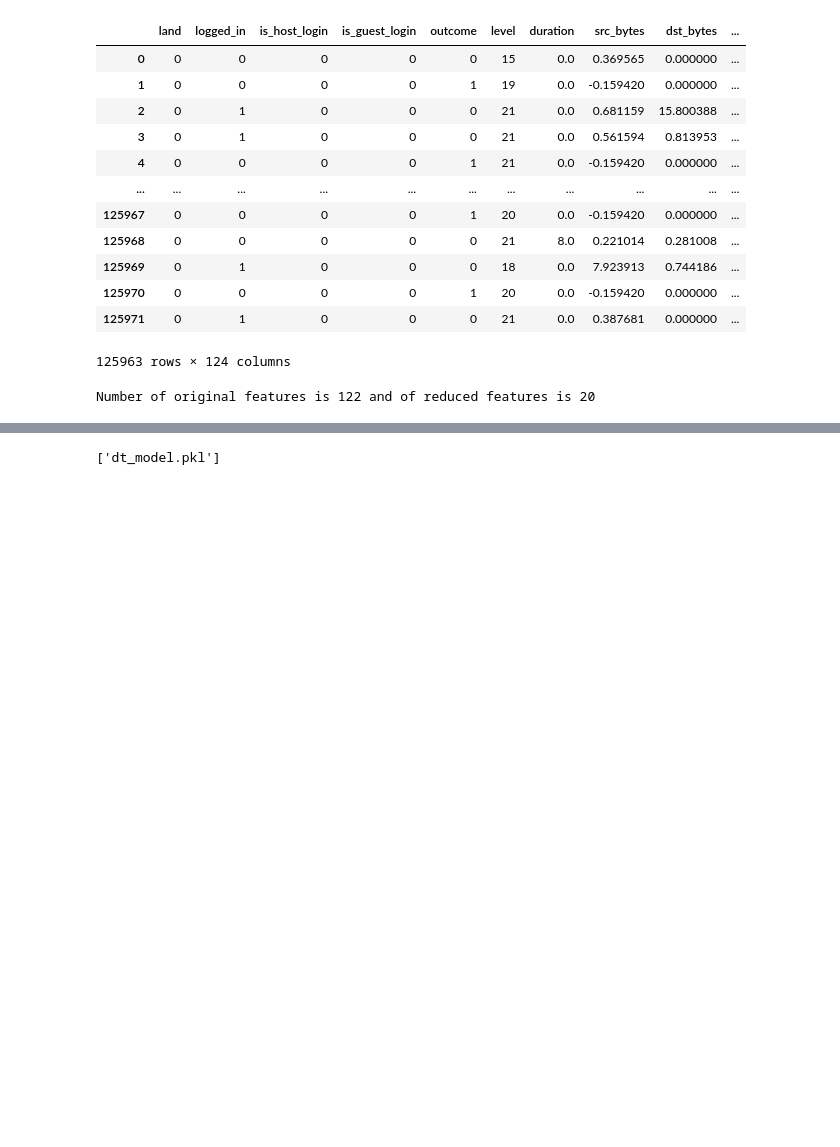
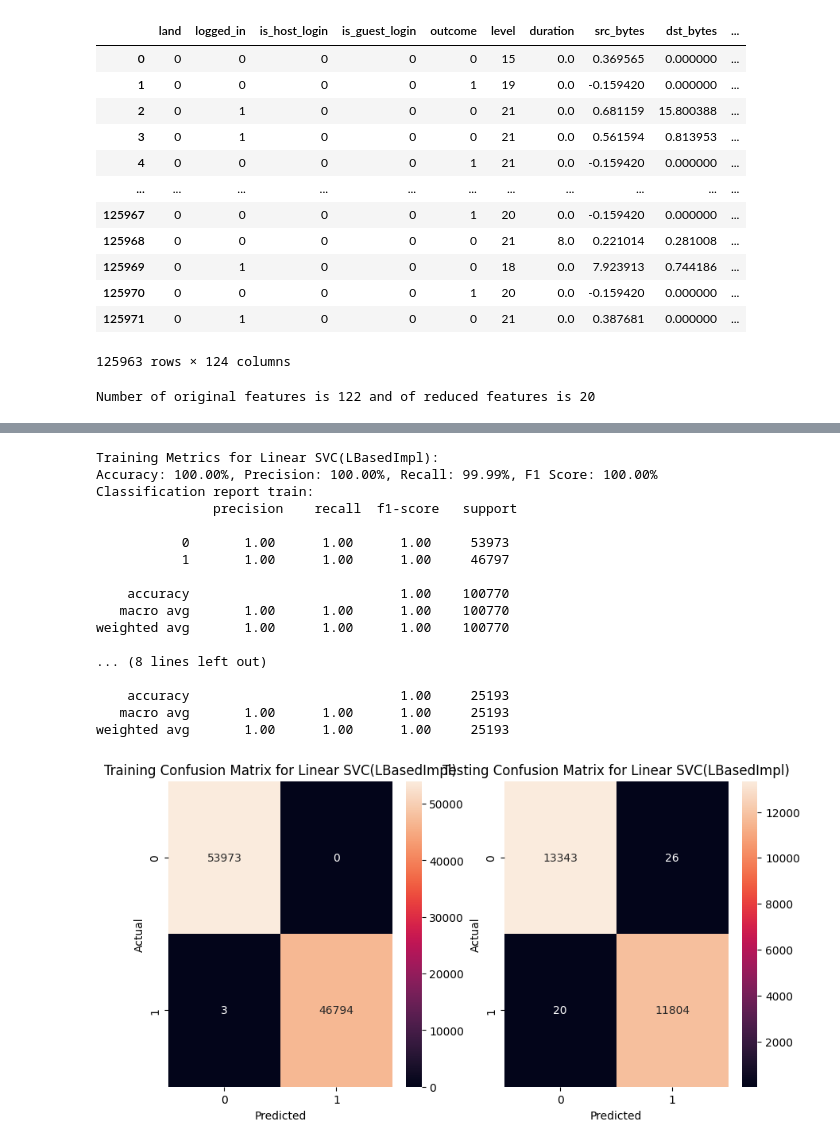
Before and after one commit to duongpham26/LuanAI, a Jupyter notebook: trainAI.ipynb, the cells around one changed output, grey strips where cells are left out. Saved outputs shown, nothing was run; the diff lists cells and outputs as text; code cells hidden in the pictures; blank space fills up the shorter version.

```diff
--- a/trainAI.ipynb
+++ b/trainAI.ipynb
@@ -176,8 +176,14 @@ def evaluate_classification(model, name, X_train, X_test, y_train, y_test):
     test_pred = model.predict(X_test)
 
     # Compute confusion matrix for both train and test sets
+
     train_confusion_matrix = metrics.confusion_matrix(y_train, train_pred)
+    classification_train = metrics.classification_report(y_train, train_pred)
+
+
     test_confusion_matrix = metrics.confusion_matrix(y_test, test_pred)
+    classification_test = metrics.classification_report(y_test, test_pred)
+
 
     # Calculate metrics
     train_accuracy = metrics.accuracy_score(y_train, train_pred)
@@ -193,12 +199,15 @@ def evaluate_classification(model, name, X_train, X_test, y_train, y_test):
     # Print metrics
     print(f"Training Metrics for {name}:")
     print(f"Accuracy: {train_accuracy*100:.2f}%, Precision: {train_precision*100:.2f}%, Recall: {train_recall*100:.2f}%, F1 Score: {train_f1*100:.2f}%")
+    print("Classification report train:" "\n", classification_train)
+    print()
     print(f"Testing Metrics for {name}:")
     print(f"Accuracy: {test_accuracy*100:.2f}%, Precision: {test_precision*100:.2f}%, Recall: {test_recall*100:.2f}%, F1 Score: {test_f1*100:.2f}%")
+    print("Classification report test:" "\n", classification_test)
+    print()
 
     # Plot confusion matrix
     plt.figure(figsize=(10, 5))
-
     plt.subplot(1, 2, 1)
     sns.heatmap(train_confusion_matrix, annot=True, fmt='g')
     plt.title(f'Training Confusion Matrix for {name}')
@@ -234,11 +256,30 @@ Accuracy: 97.16%, Precision: 97.91%, Recall: 96.00%, F1 Score: 96.95%
 # %%
 dt = DecisionTreeClassifier(max_depth=3).fit(x_train, y_train)
 start = time.perf_counter()
 tdt = DecisionTreeClassifier().fit(x_train, y_train)
 end = time.perf_counter()
 joblib.dump(tdt, "dt_model.pkl")
+
+evaluate_classification(tdt, "Linear SVC(LBasedImpl)", x_train, x_test, y_train, y_test)
 # %% [output]
-['dt_model.pkl']
+Training Metrics for Linear SVC(LBasedImpl):
+Accuracy: 100.00%, Precision: 100.00%, Recall: 99.99%, F1 Score: 100.00%
+Classification report train:
+               precision    recall  f1-score   support
+
+           0       1.00      1.00      1.00     53973
+           1       1.00      1.00      1.00     46797
+
+    accuracy                           1.00    100770
+   macro avg       1.00      1.00      1.00    100770
+weighted avg       1.00      1.00      1.00    100770
+
+... (8 lines left out)
+
+    accuracy                           1.00     25193
+   macro avg       1.00      1.00      1.00     25193
+weighted avg       1.00      1.00      1.00     25193
+[figure, added]
 # %%
 from sklearn.neighbors import KNeighborsClassifier
 knn = KNeighborsClassifier(n_neighbors=5)
```
Also changed, not shown: parts of 4 cells of this notebook, 4 other files.
